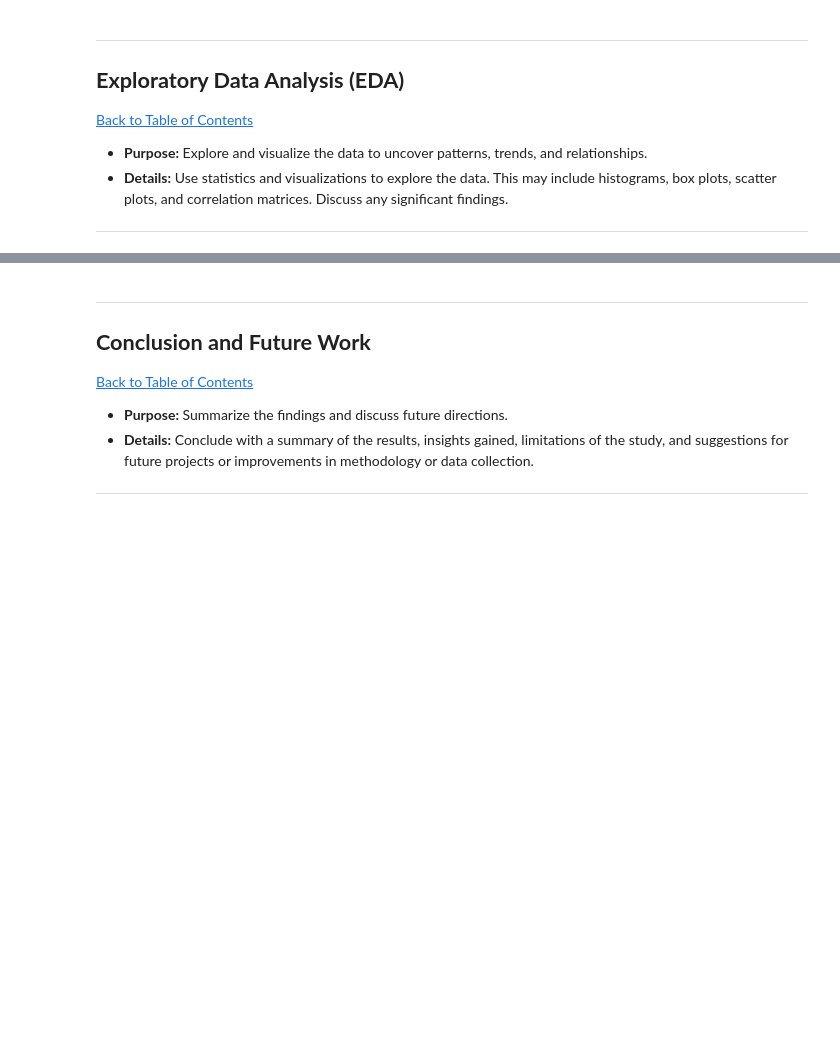
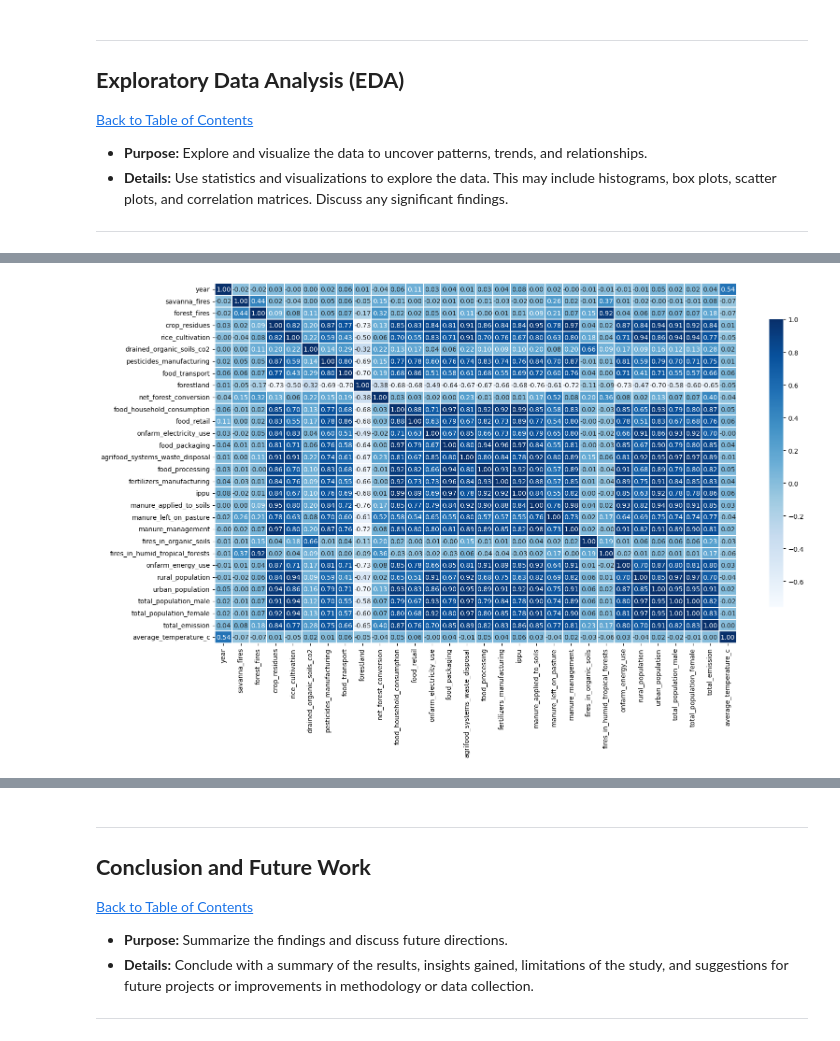
Before and after one commit to nhlokomomhlophe/2401PTDS_Regression_Project, a Jupyter notebook: 2401PTDS Regression Project.ipynb, the cells around one changed output, grey strips where cells are left out. Cells and saved outputs as stored; diff of their text form; code cells hidden in the pictures; blank space fills up the shorter version.

```diff
--- a/2401PTDS Regression Project.ipynb
+++ b/2401PTDS Regression Project.ipynb
@@ -92,0 +417,10 @@ Exploring Earth's Forest Area Change since 1990
+# %%
+# Looking at correlation, dropping non-numerical col
+numerical_cols = df.drop(columns='area', axis=1).corr()
+
+# Plotting heatmap with annotations
+fig = plt.figure(figsize=(18, 10))
+sns.heatmap(numerical_cols, cmap='Blues', linewidths=0.3, linecolor='white', annot=True, fmt=".2f",cbar_kws={"shrink": .8})
+plt.show()
+# %% [output]
+[figure, added]
```
Also changed, not shown: parts of 36 cells of this notebook.
